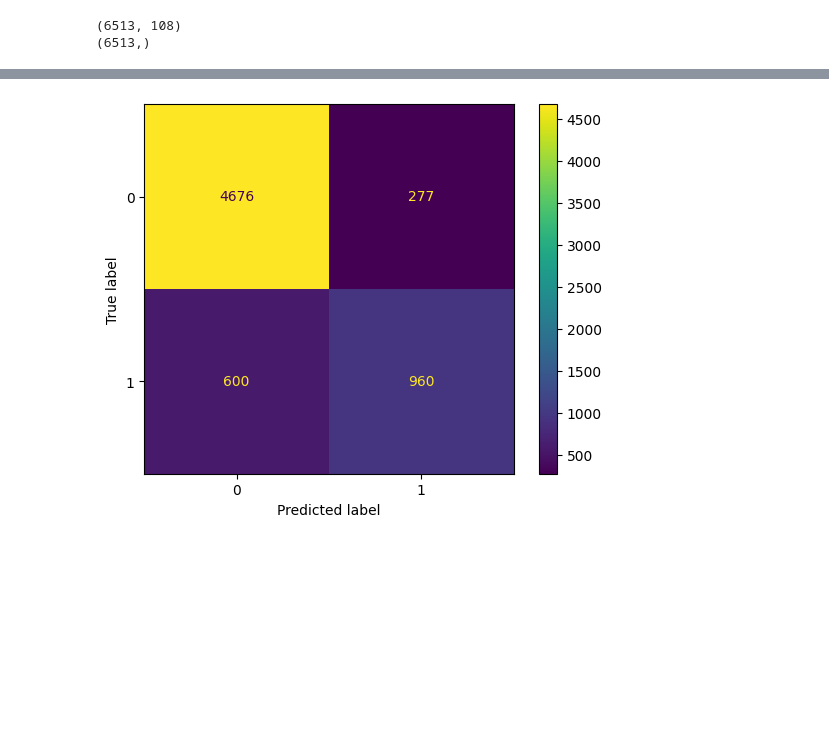
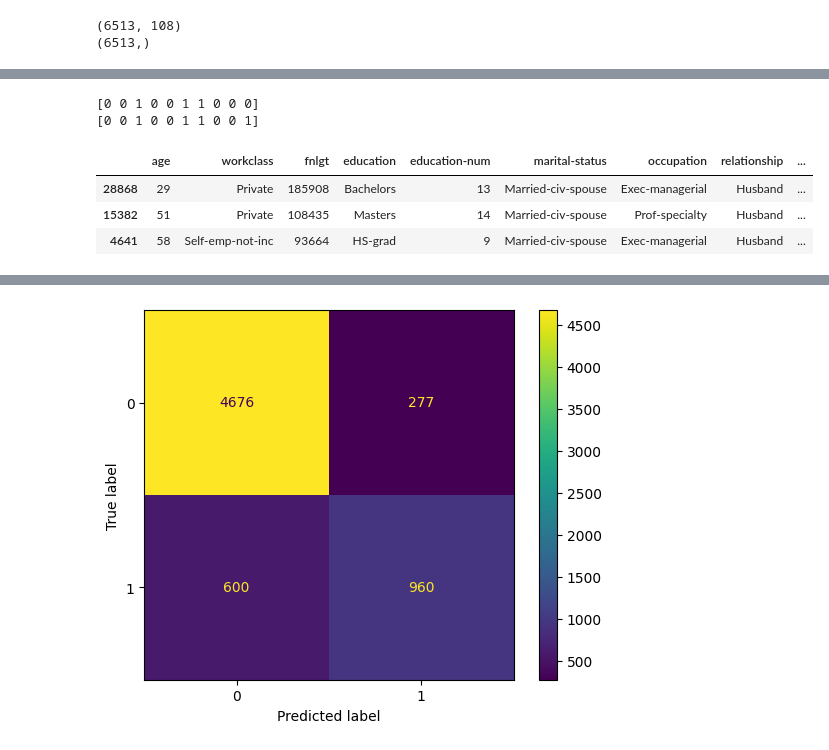
Before and after one commit to GusContini/Deploying-a-ML-Model-to-Cloud-Application-Platform-with-FastAPI, a Jupyter notebook: starter/drafts.ipynb, the cells around one changed output, grey strips where cells are left out. Saved outputs shown, nothing was run; the diff lists cells and outputs as text; code cells hidden in the pictures; blank space fills up the shorter version.

```diff
--- a/starter/drafts.ipynb
+++ b/starter/drafts.ipynb
@@ -178,0 +227,6 @@ fbeta: 0.6864497676081516
+# %%
+print(pred[:10])
+print(y_test[:10])
+# %% [output]
+[0 0 1 0 0 1 1 0 0 0]
+[0 0 1 0 0 1 1 0 0 1]
@@ -178,0 +238,7 @@ fbeta: 0.6864497676081516
+# %%
+test_true.head(3)
+# %% [output]
+|  | age | workclass | fnlgt | education | education-num | marital-status | occupation | relationship | ... |
+| 28868 | 29 | Private | 185908 | Bachelors | 13 | Married-civ-spouse | Exec-managerial | Husband | ... |
+| 15382 | 51 | Private | 108435 | Masters | 14 | Married-civ-spouse | Prof-specialty | Husband | ... |
+| 4641 | 58 | Self-emp-not-inc | 93664 | HS-grad | 9 | Married-civ-spouse | Exec-managerial | Husband | ... |
```
Also changed, not shown: parts of 19 cells of this notebook, 5 other files.
